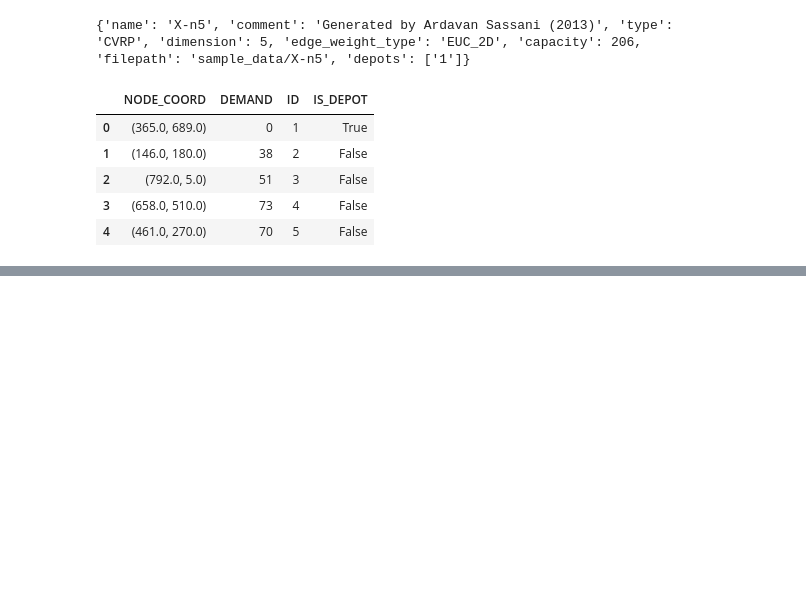
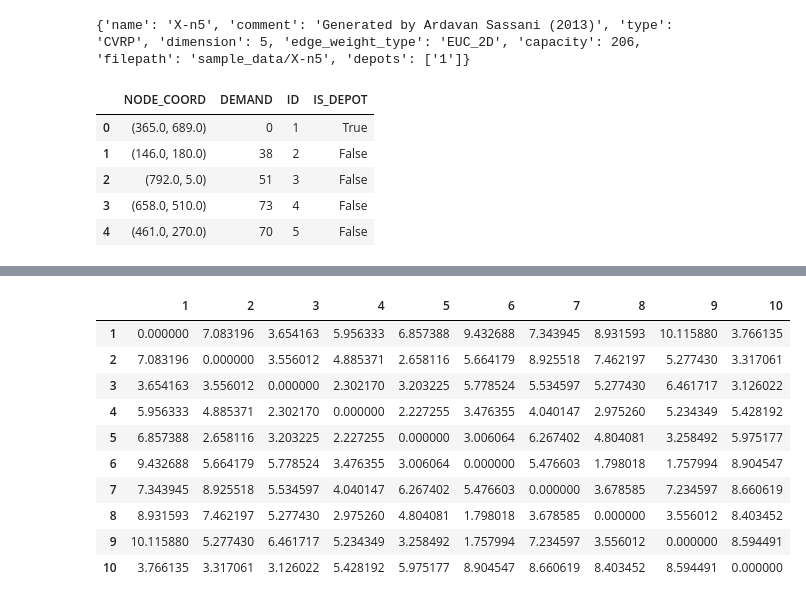
Before and after one commit to sassani/CVRPLIB, a Jupyter notebook: main.ipynb, the cells around one changed output, grey strips where cells are left out. Saved outputs shown, nothing was run; the diff lists cells and outputs as text; code cells hidden in the pictures; blank space fills up the shorter version.

```diff
--- a/main.ipynb
+++ b/main.ipynb
@@ -65,0 +61,16 @@ memory usage: 1.9 KB
+# %%
+lengths = map.shortest_length_matrix()
+lengths = pd.DataFrame.from_dict(lengths).sort_index()
+lengths
+# %% [output]
+|  | 1 | 2 | 3 | 4 | 5 | 6 | 7 | 8 | 9 | 10 |
+| 1 | 0.000000 | 7.083196 | 3.654163 | 5.956333 | 6.857388 | 9.432688 | 7.343945 | 8.931593 | 10.115880 | 3.766135 |
+| 2 | 7.083196 | 0.000000 | 3.556012 | 4.885371 | 2.658116 | 5.664179 | 8.925518 | 7.462197 | 5.277430 | 3.317061 |
+| 3 | 3.654163 | 3.556012 | 0.000000 | 2.302170 | 3.203225 | 5.778524 | 5.534597 | 5.277430 | 6.461717 | 3.126022 |
+| 4 | 5.956333 | 4.885371 | 2.302170 | 0.000000 | 2.227255 | 3.476355 | 4.040147 | 2.975260 | 5.234349 | 5.428192 |
+| 5 | 6.857388 | 2.658116 | 3.203225 | 2.227255 | 0.000000 | 3.006064 | 6.267402 | 4.804081 | 3.258492 | 5.975177 |
+| 6 | 9.432688 | 5.664179 | 5.778524 | 3.476355 | 3.006064 | 0.000000 | 5.476603 | 1.798018 | 1.757994 | 8.904547 |
+| 7 | 7.343945 | 8.925518 | 5.534597 | 4.040147 | 6.267402 | 5.476603 | 0.000000 | 3.678585 | 7.234597 | 8.660619 |
+| 8 | 8.931593 | 7.462197 | 5.277430 | 2.975260 | 4.804081 | 1.798018 | 3.678585 | 0.000000 | 3.556012 | 8.403452 |
+| 9 | 10.115880 | 5.277430 | 6.461717 | 5.234349 | 3.258492 | 1.757994 | 7.234597 | 3.556012 | 0.000000 | 8.594491 |
+| 10 | 3.766135 | 3.317061 | 3.126022 | 5.428192 | 5.975177 | 8.904547 | 8.660619 | 8.403452 | 8.594491 | 0.000000 |
```
Also changed, not shown: parts of 6 cells of this notebook, 3 other files.
